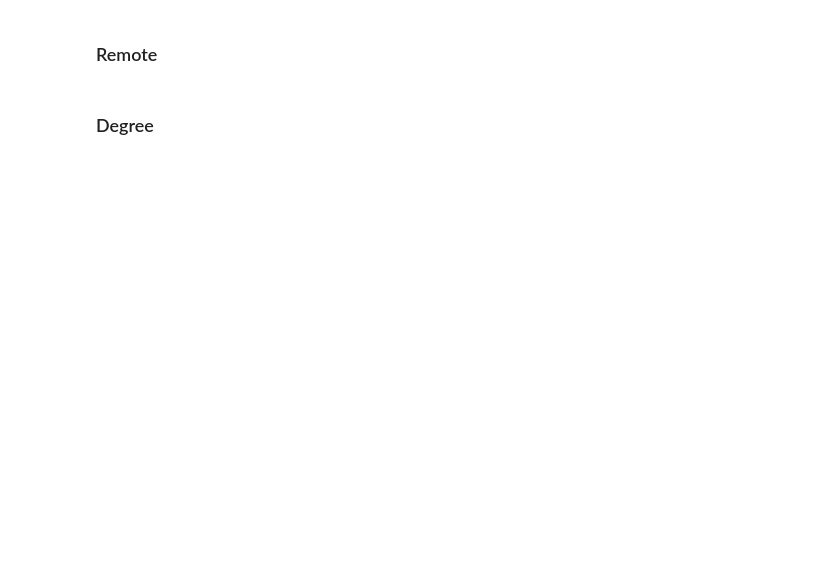
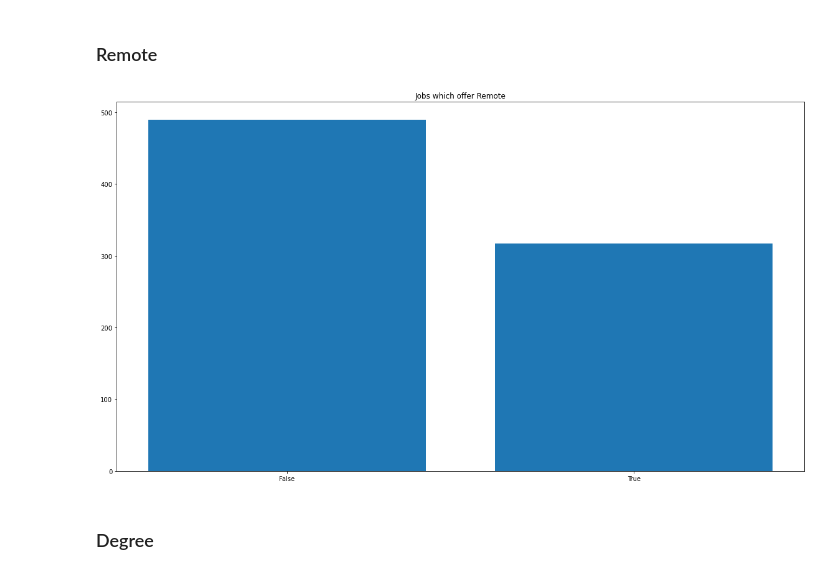
Before and after one commit to raminstad/job_analysis, a Jupyter notebook: EDA.ipynb, the cells around one changed output. Drawn from its saved outputs; the diff is of its cells as text; code cells hidden in the pictures; blank space fills up the shorter version.

```diff
--- a/EDA.ipynb
+++ b/EDA.ipynb
@@ -51,13 +138,15 @@ plt.show()
 # %% [markdown]
 ### Remote
 # %%
-remote=pd.DataFrame(r.Remote.value_counts())
+remote=pd.DataFrame(df.Remote.value_counts())
 remote.index = remote.index.map(str)
 fig,ax=plt.subplots(figsize=(16,9))
 ax.bar(remote.index,remote.Remote)
 ax.set_title('Jobs which offer Remote')
 plt.tight_layout()
 plt.show()
+# %% [output]
+[figure, added]
 # %% [markdown]
 ### Degree
 # %%
```
Also changed, not shown: parts of 11 cells of this notebook.
